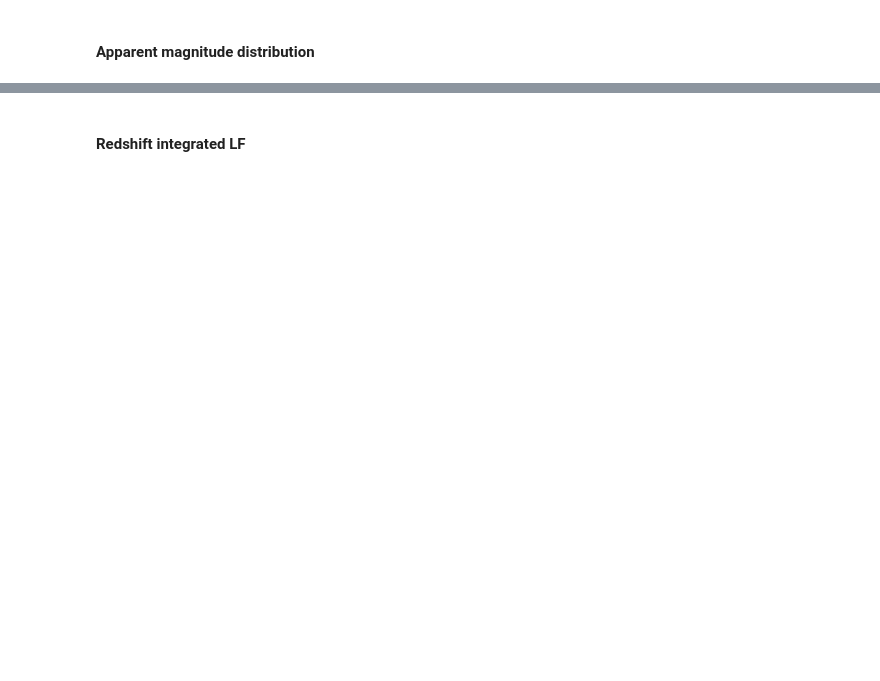
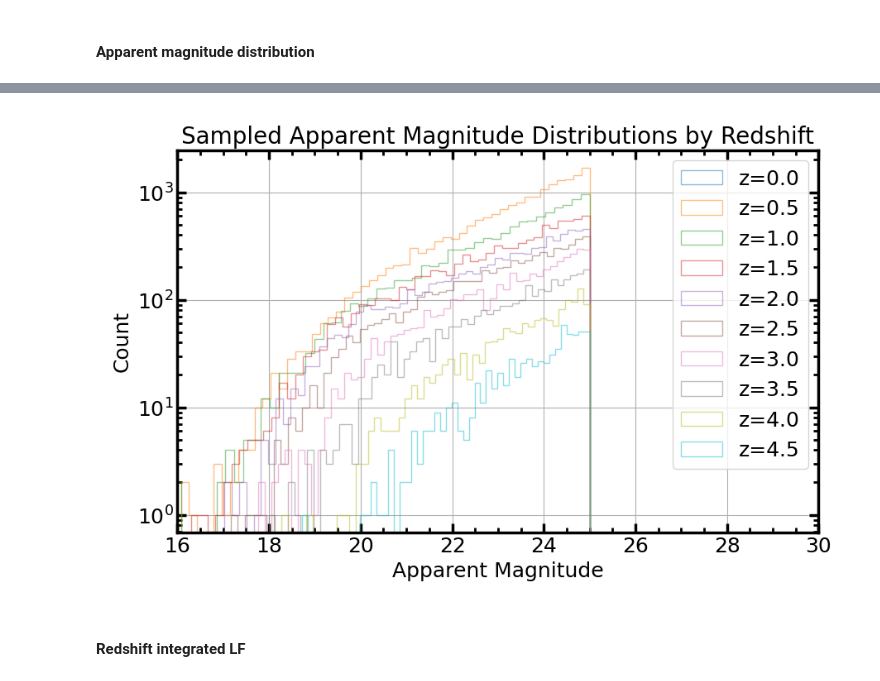
Before and after one commit to dutra/qvc, a Jupyter notebook: tutorials/completeness.ipynb, the cells around one changed output, grey strips where cells are left out. Saved outputs shown, nothing was run; the diff lists cells and outputs as text; code cells hidden in the pictures; blank space fills up the shorter version.

```diff
--- a/tutorials/completeness.ipynb
+++ b/tutorials/completeness.ipynb
@@ -162,3 +148,20 @@ plt.show()
+# %%
+plt.figure(figsize=(10, 6))
+for idx, (z_val, mags) in enumerate(zip(redshifts, sampled_apparent_magnitudes)):
+    if z_val > 5:
+        break
+    if idx % 10 == 0:  # Plot every 10th redshift for clarity
+        plt.hist(mags[np.isfinite(mags)], bins=50, alpha=0.5, label=f'z={z_val:.1f}', histtype='step')
+plt.xlabel('Apparent Magnitude')
+plt.ylabel('Count')
+plt.semilogy()
+plt.xlim(16, 30)
+plt.title('Sampled Apparent Magnitude Distributions by Redshift')
+plt.legend()
+plt.grid(True)
+plt.show()
+# %% [output]
+[figure, added]
 # %%
 import h5py
 
```
Also changed, not shown: parts of 4 cells of this notebook.
